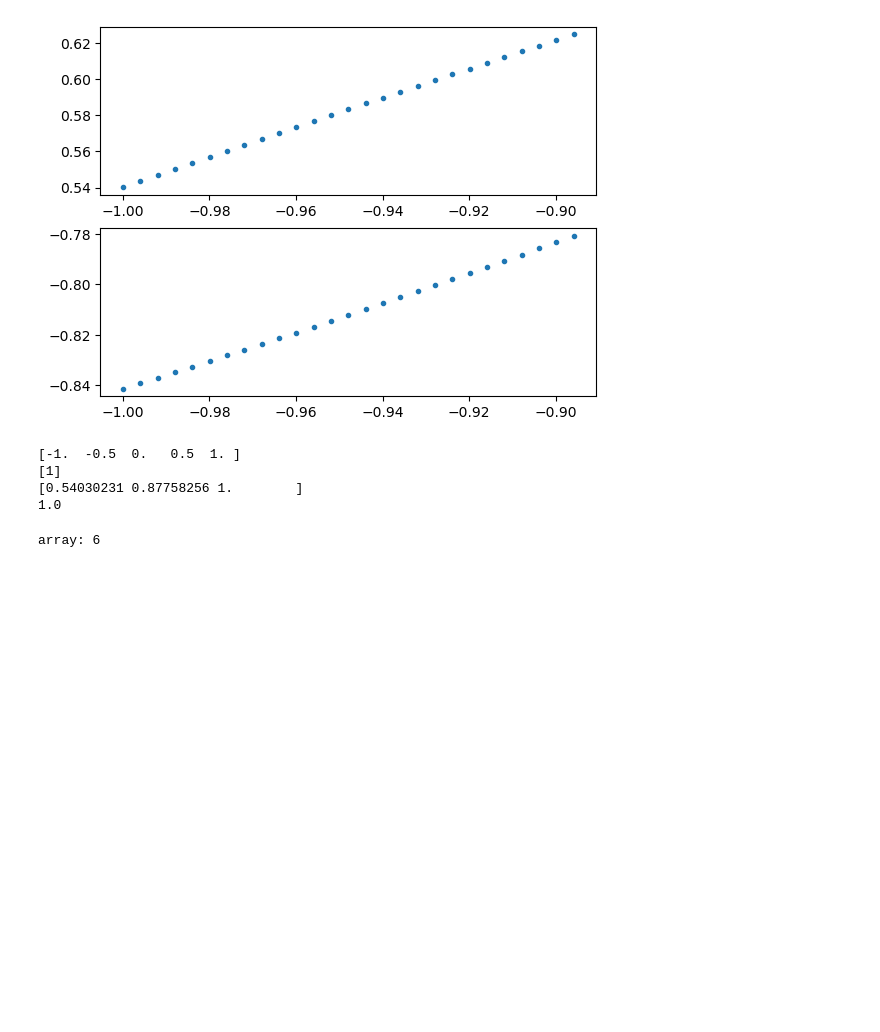
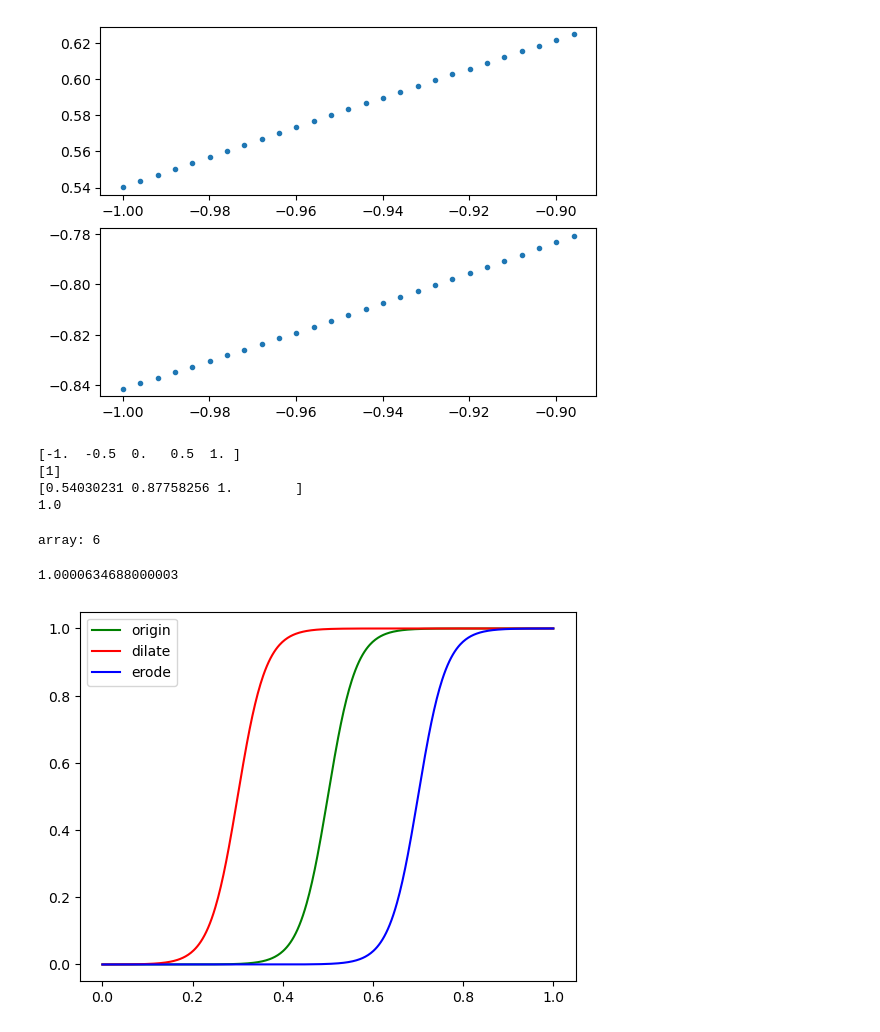
Before and after one commit to Schnabel-8/homo3d, a Jupyter notebook: scripts/data_process.ipynb, the cells around one changed output. Drawn from its saved outputs; the diff is of its cells as text; code cells hidden in the pictures; blank space fills up the shorter version.

```diff
--- a/scripts/data_process.ipynb
+++ b/scripts/data_process.ipynb
@@ -198,3 +198,61 @@ y=sum(x)
 print(f"array: {y}")
 # %% [output]
 array: 6
+# %%
+from pylab import *
+from matplotlib import pyplot as plt
+def Erd(beta):
+    return [lambda x:np.exp(-beta*(1-x))-(1-x)*np.exp(-beta),lambda x:beta*np.exp(-beta*(1-x))+np.exp(beta)]
+
+def Dlt(beta):
+    return [lambda x:1-np.exp(-beta*x)+x*np.exp(-beta),lambda x:beta*np.exp(-beta*x)+np.exp(-beta)]
+
+def Tanh(beta,eta):
+    return lambda x:(tanh(beta*eta)+tanh(beta*(x-eta)))/(tanh(beta*eta)+tanh(beta*(1-eta)))
+
+def TanhDiff(beta,eta):
+    return lambda x:(4*np.exp(2*x)/(((np.exp(2*x))+1)**2))/(tanh(beta*eta)+tanh(beta*(1-eta)))
+x=np.linspace(0,1,500)
+#plot(x,Erd(16)(x),color='blue')
+#plot(x,Erd(4)(x),color='red')
+b_=16
+[erd,erd_]=Erd(b_)
+if(0):
+    plot(x,erd_(x),color='red')
+    #plot(x,(b_*x**(b_-1)),color='blue')
+elif(0):
+    plot(x,erd(x),color='red')
+    plot(x,(x**b_),color='blue')
+
+[dlt,dlt_]=Dlt(b_)
+
+_tanh=Tanh(b_,0.5)
+_tanhe=Tanh(b_,0.7)
+_tanhd=Tanh(b_,0.3)
+tanh_=TanhDiff(3,0.5)
+polyn=lambda x:-(2.1333)*x**3+(15.2)*x**2-(0.0666)*x+0.0001
+polyn_=lambda x:-(6.3999)*x**2+(30.4)*x-(0.0666)
+poly=lambda x:-(32/15)*x**3+(16/5)*x**2-(1/15)*x
+poly_=lambda x:-(32/5)*x**2+(32/5)*x-(1/15)
+if(0):
+    plot(x,dlt_(x),color='red')
+    plot(x,(-b_*(1-x)**(b_-1)),color='blue')
+elif(1):
+   # plot(x,erd(x),color='green')
+   # plot(x,(x**b_),color='yellow')
+    #plot(x,dlt(x),color='red')
+    #plot(x,(1-(1-x)**b_),color='blue')
+    #plot(x,tanh_(x),color='green')
+    plot(x,_tanh(x),color='green',label='origin')
+    plot(x,_tanhd(x),color='red',label='dilate')
+    plot(x,_tanhe(x),color='blue',label='erode')
+    #plot(x,x**3,color='green')
+    plt.legend()
+    #plot(x,x**2,color='orange')
+    #plot(x,(x**3+(1-x)**3)/2,color='orange')
+    #plot(x,poly(x),color='orange')
+   # plot(x,poly_(x),color='black')
+print(poly(0.999))
+# %% [output]
+1.0000634688000003
+[figure, added]
```
Also changed, not shown: parts of 1 cell of this notebook, 8 other files.
